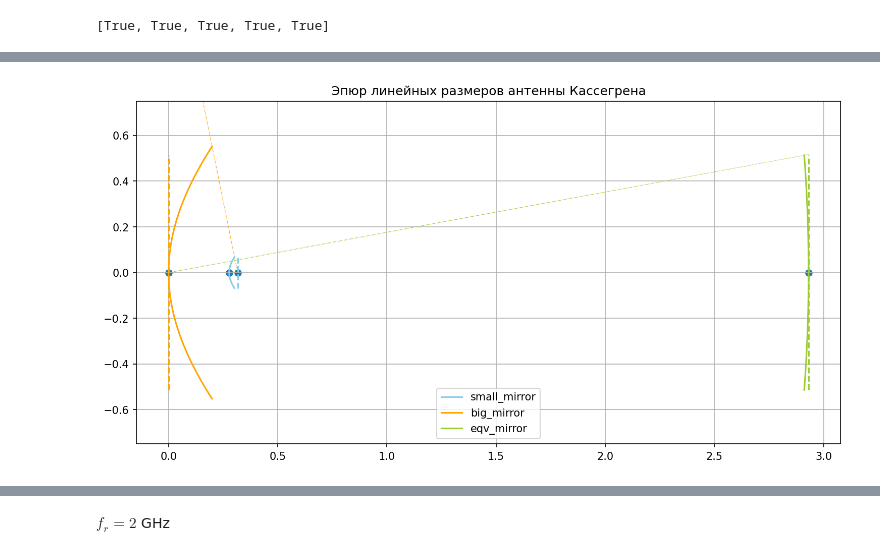
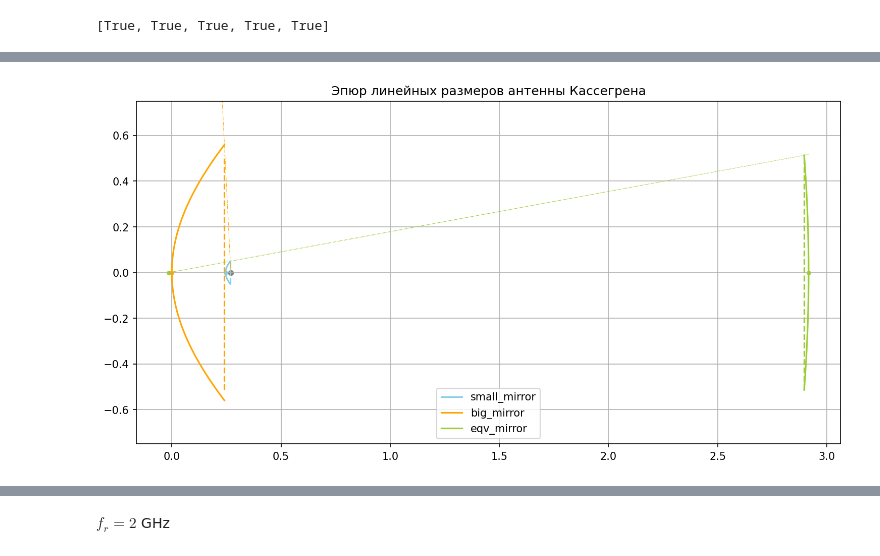
Before and after one commit to AlfaIV/Microwave-and-Antennas-LabWork, a Jupyter notebook: Курсач_СВЧ.ipynb, the cells around one changed output, grey strips where cells are left out. Cells and saved outputs as stored; diff of their text form; code cells hidden in the pictures.

```diff
--- a/Курсач_СВЧ.ipynb
+++ b/Курсач_СВЧ.ipynb
@@ -75,8 +80,13 @@ D_0 = D
 # %%
 #psi_0 = rf_math.degree_2_radian(78.19)
 #varphi_2 = rf_math.degree_2_radian(15)
-psi_0 = rf_math.degree_2_radian(78)
+
+#задаем начальные значения произвольно
+# 87,10
+psi_0 = rf_math.degree_2_radian(87)
 varphi_2 = rf_math.degree_2_radian(10)
+
+#проводим вычисления параметров антенны
 e = sin((psi_0 + varphi_2)/2)/sin((psi_0 - varphi_2)/2)
 d_0 = D_0*(e - 1)/(e + 1)*1/tan(psi_0/2)
 f = d_0*cos((psi_0 + varphi_2)/2)/(4*sin(psi_0/2)*cos(varphi_2/2))
@@ -133,32 +155,89 @@ eqv_mirror_angel_y = np.vectorize(angel_of_mirror)(eqv_mirror_angel_x,varphi_2)
 main_mirror_angel_x = np.linspace(0,F,100)
 main_mirror_angel_y = np.vectorize(angel_of_mirror)(main_mirror_angel_x,pi - psi_0)
+# %%
+#вычислим положение фокус эквивалентного зеркала
+data_for_eqv_focus = (second_order_curve(f,e,psi_0))
+focus_of_eqv_mirror = F - RPhi_to_XY(data_for_eqv_focus,psi_0)["x"] - RPhi_to_XY(data_for_eqv_focus,psi_0)["y"]/tan(varphi_2)
+# %%
+#найдем координаты концов зеркал
+end_of_small_mirror = F - RPhi_to_XY(second_order_curve(f,e,psi_0),psi_0)["x"]
+end_of_big_mirror = F - RPhi_to_XY(second_order_curve(F,e,psi_0),psi_0)["x"]
+end_of_eqv_mirror = focus_of_eqv_mirror + RPhi_to_XY(second_order_curve(F_eqv,e,varphi_2),varphi_2)["x"]
 # %%
 %matplotlib inline
 plt.figure(dpi = 150,figsize = (12,6))
 plt.title("Эпюр линейных размеров антенны Кассегрена")
 #задаем фокусные расстояния
-plt.scatter([F,0,F_eqv,F - f],
-            [0,0,0    ,0],
+#plt.scatter([F,0,focus_of_eqv_mirror + F_eqv,F - f,focus_of_eqv_mirror],
+#            [0,0,0                          ,0    ,0],
+#            s = 10,
+#            )
+
+plt.scatter([0],
+            [0],
+            s = 10,
+            color = "orange",
             )
 
+
+plt.scatter([focus_of_eqv_mirror + F_eqv,focus_of_eqv_mirror],
+            [0                          ,0],
+            s = 10,
+            color = "YellowGreen",
+            )
+
+
+plt.scatter([F - f],
+            [0    ],
+            s = 10,
+            color = "skyblue",
+            )
+
+
+plt.scatter([F],
+            [0],
+            s = 20,
+            color = "gray",
+            )
+
+
 #задаем высоту зеркал
-plt.vlines(0,-1*D_0/2,D_0/2,
-           color = "orange",
-           linestyles = "--",
-           )
-plt.vlines(F,-1*d_0/2,d_0/2,
+
+
+#plt.vlines(0,-1*D_0/2,D_0/2,
+#           color = "orange",
+#           linestyles = "--",
+#           )
+#plt.vlines(F,-1*d_0/2,d_0/2,
+#           color = "skyblue",
+#           linestyles = "--",
+#           )
+#plt.vlines(focus_of_eqv_mirror + F_eqv,-1*D_0/2,D_0/2,
+#           color = "YellowGreen",
+#           linestyles = "--",
+#           )
+
+
+#контрольная линия для проверки расчетов
+plt.vlines(end_of_small_mirror,-1*d_0/2,d_0/2,
            color = "skyblue",
            linestyles = "--",
            )
 
-plt.vlines(F_eqv,-1*D_0/2,D_0/2,
+plt.vlines(end_of_big_mirror,-1*D_0/2,D_0/2,
+           color = "orange",
+           linestyles = "--",
+           )
+
+plt.vlines(end_of_eqv_mirror,-1*D_0/2,D_0/2,
            color = "YellowGreen",
            linestyles = "--",
            )
 
+
 #задаем углы зеркал
 
-plt.plot(eqv_mirror_angel_x,
+plt.plot(eqv_mirror_angel_x + focus_of_eqv_mirror,
          eqv_mirror_angel_y,
          color = "YellowGreen",
          linestyle = "dashdot",
@@ -167,32 +246,35 @@ plt.plot(eqv_mirror_angel_x,
 
 plt.plot(main_mirror_angel_x,
          main_mirror_angel_y + tan(psi_0)*F,
          color = "orange",
          linestyle = "dashdot",
          linewidth = 0.5,
          )
+
+
+
 
 #задаем зеркала
 plt.plot(-1*small_mirror_d_x + F,
          small_mirror_d_y,
          color = "skyblue",
          label = "small_mirror",
          )
 
 plt.plot(-1*big_mirror_d_x + F,
          big_mirror_d_y,
          color = "orange",
          label = "big_mirror",
          )
 
-plt.plot(eqv_mirror_d_x,
+plt.plot(eqv_mirror_d_x + focus_of_eqv_mirror,
          eqv_mirror_d_y,
          color = "YellowGreen",
          label = "eqv_mirror",
          )
 
 plt.ylim([-0.75,0.75])
 plt.legend()
 plt.grid(True)
 # %% [output]
-[figure, old version]
+[figure, new version]
```
Also changed, not shown: parts of 38 cells of this notebook.
